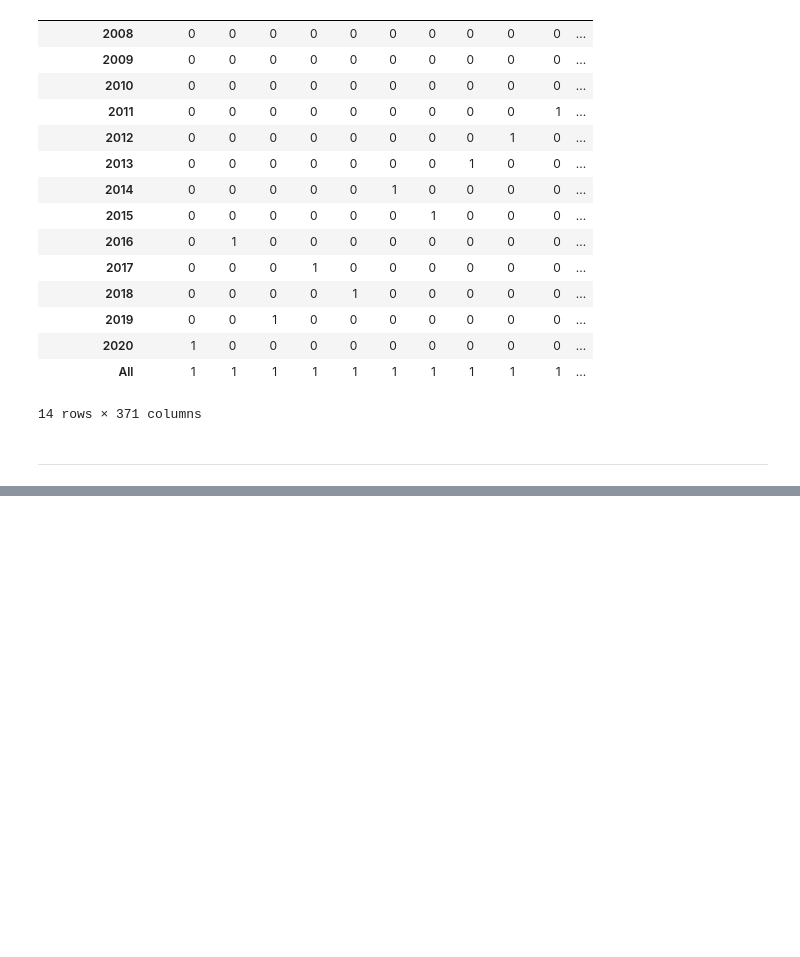
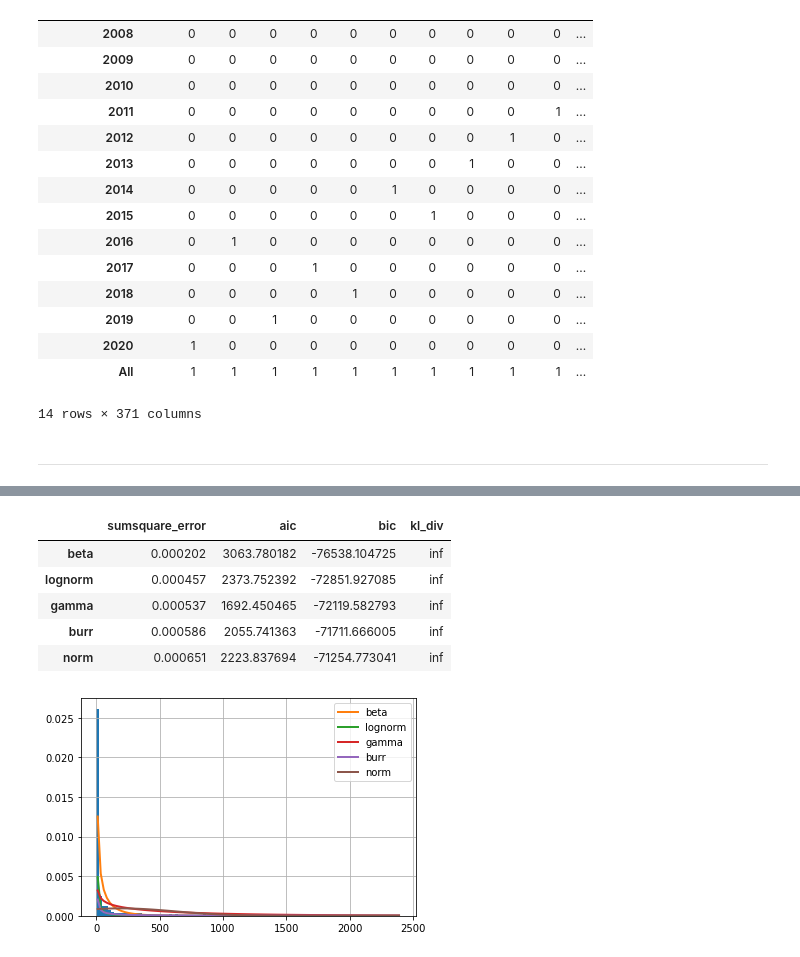
Before and after one commit to VCurry20/PDARandomData, a Jupyter notebook: Data Analysis Project.ipynb, the cells around one changed output, grey strips where cells are left out. Drawn from its saved outputs; the diff is of its cells as text; code cells hidden in the pictures; blank space fills up the shorter version.

```diff
--- a/Data Analysis Project.ipynb
+++ b/Data Analysis Project.ipynb
@@ -1490,0 +1517,19 @@ print (results)
+# %%
+All_births = Nu["VALUE"].values
+# %%
+f = Fitter(All_births,
+           distributions=['gamma',
+                          'lognorm',
+                          "beta",
+                          "burr",
+                          "norm"])
+f.fit()
+f.summary()
+# %% [output]
+|  | sumsquare_error | aic | bic | kl_div |
+| beta | 0.000202 | 3063.780182 | -76538.104725 | inf |
+| lognorm | 0.000457 | 2373.752392 | -72851.927085 | inf |
+| gamma | 0.000537 | 1692.450465 | -72119.582793 | inf |
+| burr | 0.000586 | 2055.741363 | -71711.666005 | inf |
+| norm | 0.000651 | 2223.837694 | -71254.773041 | inf |
+[figure, added]
```
Also changed, not shown: parts of 3 cells of this notebook, 1 other file.
